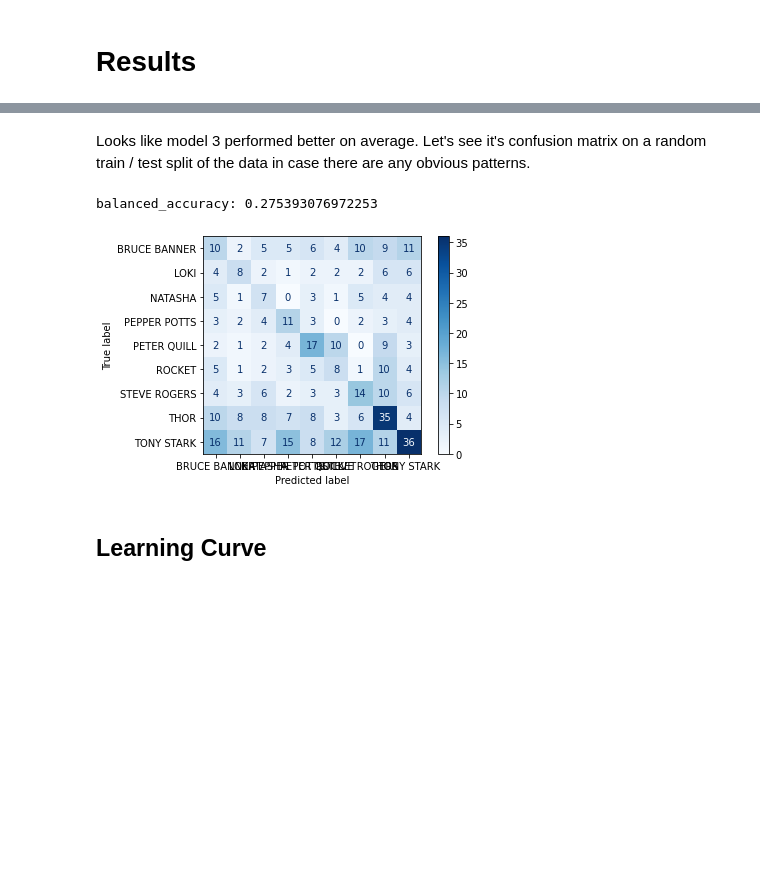
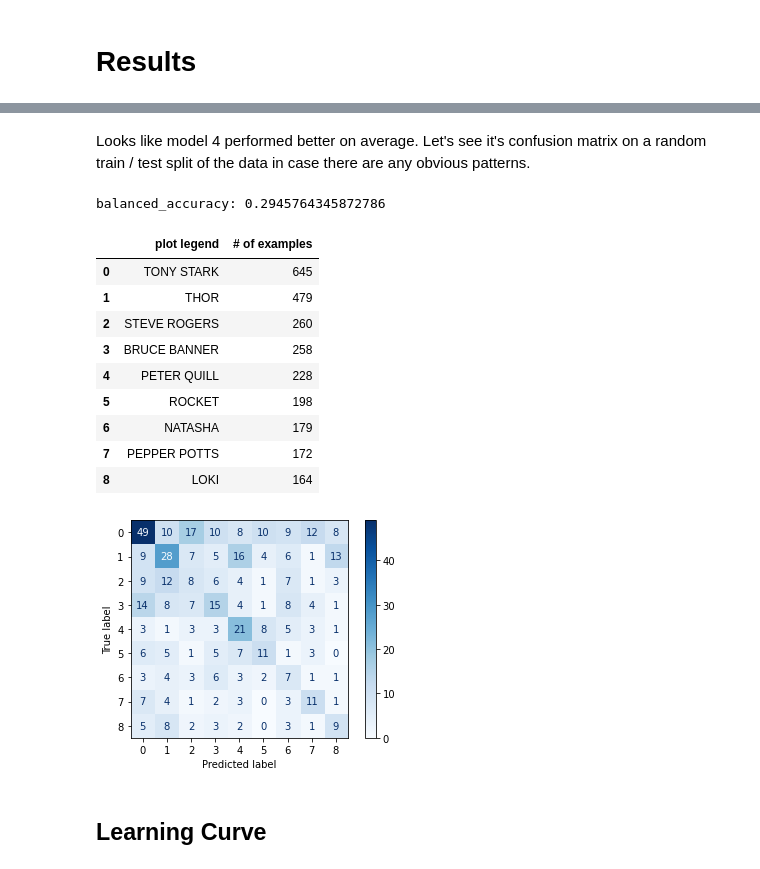
Before and after one commit to prestondunton/marvel-dialogue-nlp, a Jupyter notebook: Naive Bayes.ipynb, the cells around one changed output, grey strips where cells are left out. Saved outputs shown, nothing was run; the diff lists cells and outputs as text; code cells hidden in the pictures; blank space fills up the shorter version.

```diff
--- a/Naive Bayes.ipynb
+++ b/Naive Bayes.ipynb
@@ -142,4 +248,4 @@ Fitting 5 folds for each of 2304 candidates, totalling 11520 fits
 # %%
-model2 = Pipeline([('vect', CountVectorizer(binary=False, ngram_range=(1,2), stop_words=None)),
-                  ('tfidf', TfidfTransformer(norm='l2', smooth_idf=True, sublinear_tf=True, use_idf=False)),
+model4 = Pipeline([('vect', StemCountVectorizer(binary=False, ngram_range=(1,2), stop_words=None)),
+                  ('tfidf', TfidfTransformer(norm='l2', use_idf=True)),
                   ('clf', MultinomialNB(alpha=0.01, fit_prior=False))])
@@ -148,15 +251,0 @@ model2 = Pipeline([('vect', CountVectorizer(binary=False, ngram_range=(1,2), sto
-# %%
-import nltk
-from nltk.corpus import stopwords
-from nltk.stem import SnowballStemmer
-
-class StemCountVectorizer(CountVectorizer):
-    def build_analyzer(self):
-        analyzer = super(StemCountVectorizer, self).build_analyzer()
-
-        return lambda document: ([SnowballStemmer('english', ignore_stopwords=True).stem(word) for word in analyzer(document)])
-
-
-vectorizer = StemCountVectorizer()
-vectorizer.fit_transform(X)
-print(vectorizer.get_feature_names())
@@ -222,4 +252,2 @@ KeyboardInterrupt:
-# %%
-model4 =
 # %% [markdown]
 # Results
@@ -250,21 +280,37 @@ table
 # %% [markdown]
-Looks like model 3 performed better on average.  Let's see it's confusion matrix on a random train / test split of the data in case there are any obvious patterns.
+Looks like model 4 performed better on average.  Let's see it's confusion matrix on a random train / test split of the data in case there are any obvious patterns.
 # %%
 from sklearn.model_selection import train_test_split
 
 X_train, X_test, y_train, y_test = train_test_split(X, y, test_size=0.2, random_state=RANDOM_SEED)
-
-model3.fit(X_train,y_train)
-yhat = model3.predict(X_test)
+model4.fit(X_train,y_train)
+yhat = model4.predict(X_test)
 
 print("balanced_accuracy:", metrics.balanced_accuracy_score(y_test, yhat))
 
-plot = metrics.plot_confusion_matrix(model3, X_test, y_test,
-                             values_format = 'd',
-                             cmap=plt.cm.Blues)
+main_characters = pd.DataFrame(is_main_character)[is_main_character].index.values
+
+metrics.plot_confusion_matrix(model4, X_test, y_test, labels = main_characters, display_labels = np.arange(9),
+                             values_format = 'd', cmap=plt.cm.Blues)
+
+line_counts = pd.DataFrame(mcu_partial["character"].value_counts())["character"]
+table = pd.DataFrame({"plot legend": main_characters, "# of examples": line_counts})
+table.reset_index(drop=True, inplace=True)
+
+table
 # %% [output]
-balanced_accuracy: 0.275393076972253
+balanced_accuracy: 0.2945764345872786
+|  | plot legend | # of examples |
+| 0 | TONY STARK | 645 |
+| 1 | THOR | 479 |
+| 2 | STEVE ROGERS | 260 |
+| 3 | BRUCE BANNER | 258 |
+| 4 | PETER QUILL | 228 |
+| 5 | ROCKET | 198 |
+| 6 | NATASHA | 179 |
+| 7 | PEPPER POTTS | 172 |
+| 8 | LOKI | 164 |
-[figure, old version]
+[figure, new version]
 # %% [markdown]
 ## Learning Curve
 # %% [markdown]
```
Also changed, not shown: parts of 33 cells of this notebook, 2 other files.
